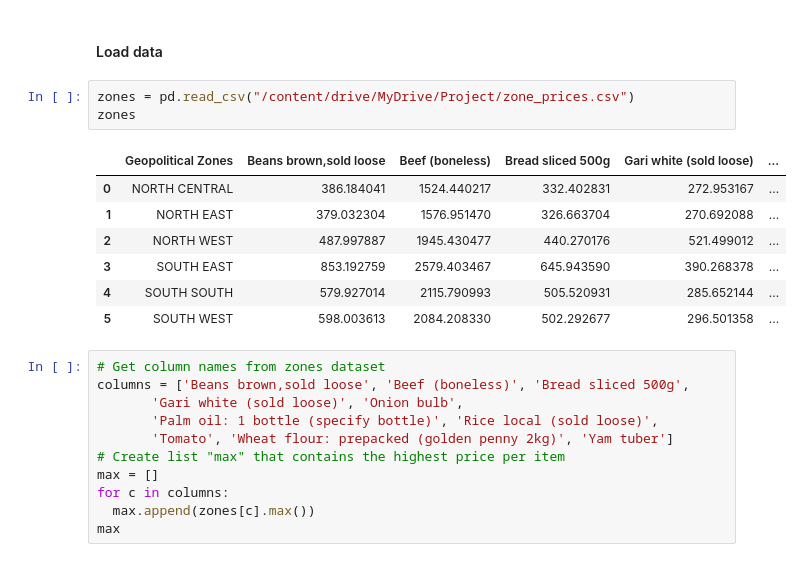
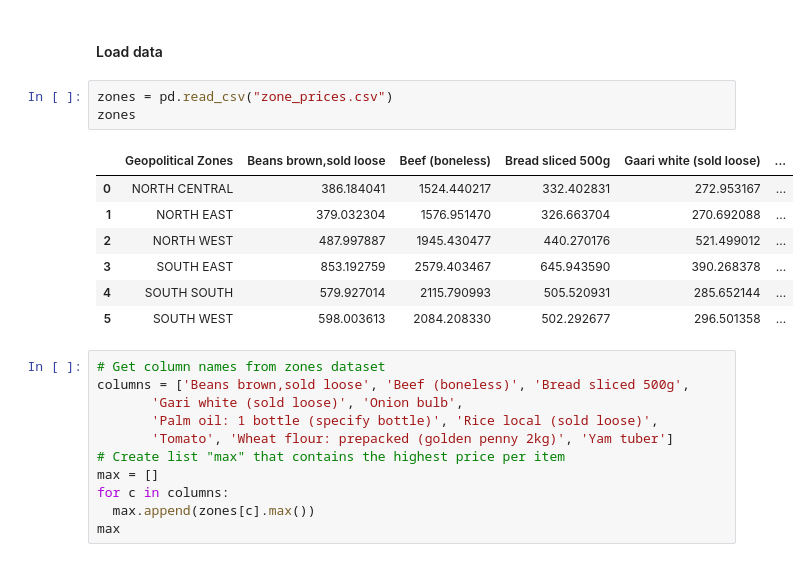
Before and after one commit to TheBlueZayn/Analysis-of-Nigerian-Food-Prices, a Jupyter notebook: prices.ipynb, the cells around one changed output. Drawn from its saved outputs; the diff is of its cells as text.

```diff
--- a/prices.ipynb
+++ b/prices.ipynb
@@ -162,10 +162,10 @@ line('Catfish (obokun) fresh')
 # %% [markdown]
 #### Load data
 # %%
-zones = pd.read_csv("/content/drive/MyDrive/Project/zone_prices.csv")
+zones = pd.read_csv("zone_prices.csv")
 zones
 # %% [output]
-|  | Geopolitical Zones | Beans brown,sold loose | Beef (boneless) | Bread sliced 500g | Gari white (sold loose) | ... |
+|  | Geopolitical Zones | Beans brown,sold loose | Beef (boneless) | Bread sliced 500g | Gaari white (sold loose) | ... |
 | 0 | NORTH CENTRAL | 386.184041 | 1524.440217 | 332.402831 | 272.953167 | ... |
 | 1 | NORTH EAST | 379.032304 | 1576.951470 | 326.663704 | 270.692088 | ... |
 | 2 | NORTH WEST | 487.997887 | 1945.430477 | 440.270176 | 521.499012 | ... |
```
Also changed, not shown: parts of 5 cells of this notebook, 1 other file.
